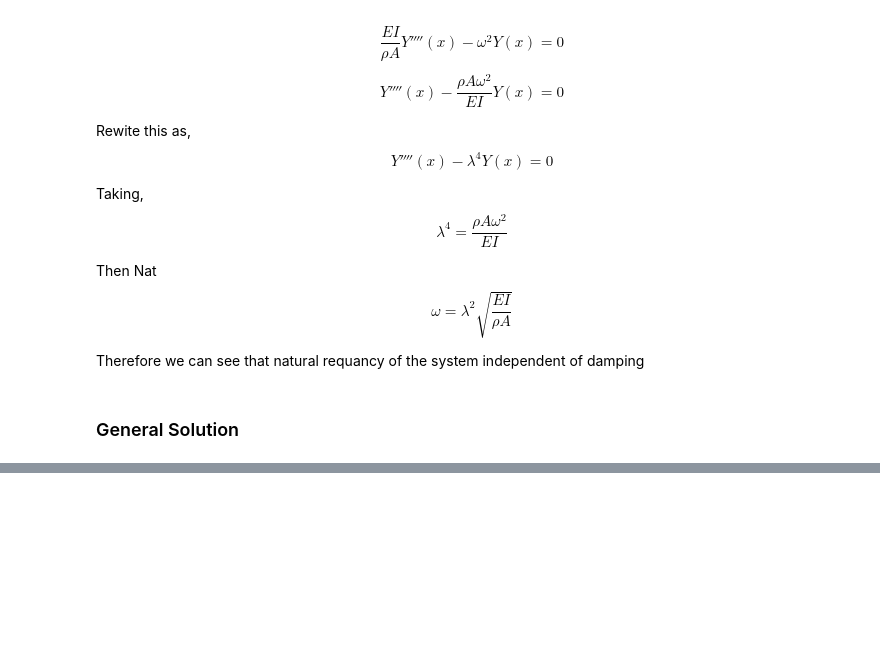
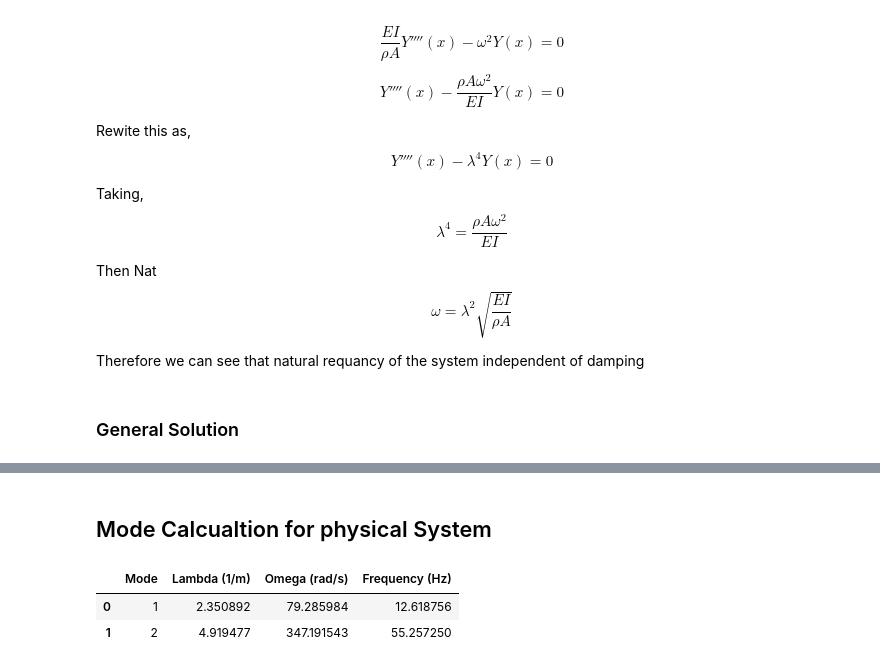
Before and after one commit to Alokathilakarathna/ME422_B3, a Jupyter notebook: Vibration Lab/e20452.ipynb, the cells around one changed output, grey strips where cells are left out. Cells and saved outputs as stored; diff of their text form; code cells hidden in the pictures; blank space fills up the shorter version.

```diff
--- a/Vibration Lab/e20452.ipynb
+++ b/Vibration Lab/e20452.ipynb
@@ -214,0 +317,52 @@ There five unknowns, find those using bondary conditions. usually one variable i
+# %% [markdown]
+## Mode Calcualtion for physical System
+# %%
+def cot(x):
+    return np.cos(x)/np.sin(x)
+
+def coth(x):
+    return np.cosh(x)/np.sinh(x)
+
+def find_betas(alpha, N=3, eps=1e-6):
+    betas = []
+    for n in range(1, N+1):
+        a = (n-1)*np.pi + eps
+        b = n*np.pi - eps
+
+        def F(beta):
+            return beta**3*(coth(beta) - cot(beta)) - alpha
+
+        # Ensure there's a sign change; if not, scan inside the interval
+        xs = np.linspace(a, b, 2000)
+        Fs = F(xs)
+        idx = np.where(np.sign(Fs[:-1]) != np.sign(Fs[1:]))[0]
+        if len(idx) == 0:
+            raise RuntimeError(f"No root bracket found in interval n={n}")
+
+        i0 = idx[0]
+        root = brentq(F, xs[i0], xs[i0+1])
+        betas.append(root)
+
+    return np.array(betas)
+
+alpha = 2*k_s*L**3/(E*I)
+betas = find_betas(alpha, N=2)
+lambdas = betas / L
+# betas, lambdas
+
+beam_factor = np.sqrt((E * I) / (rho * A))
+omegas = (lambdas**2) * beam_factor
+freqs_hz = omegas / (2 * np.pi)
+
+df = pd.DataFrame({
+    'Mode': range(1, len(betas) + 1),
+    # 'Beta': betas,
+    'Lambda (1/m)': lambdas,
+    'Omega (rad/s)': omegas,
+    'Frequency (Hz)': freqs_hz
+})
+df
+# %% [output]
+|  | Mode | Lambda (1/m) | Omega (rad/s) | Frequency (Hz) |
+| 0 | 1 | 2.350892 | 79.285984 | 12.618756 |
+| 1 | 2 | 4.919477 | 347.191543 | 55.257250 |
```
Also changed, not shown: parts of 10 cells of this notebook.
